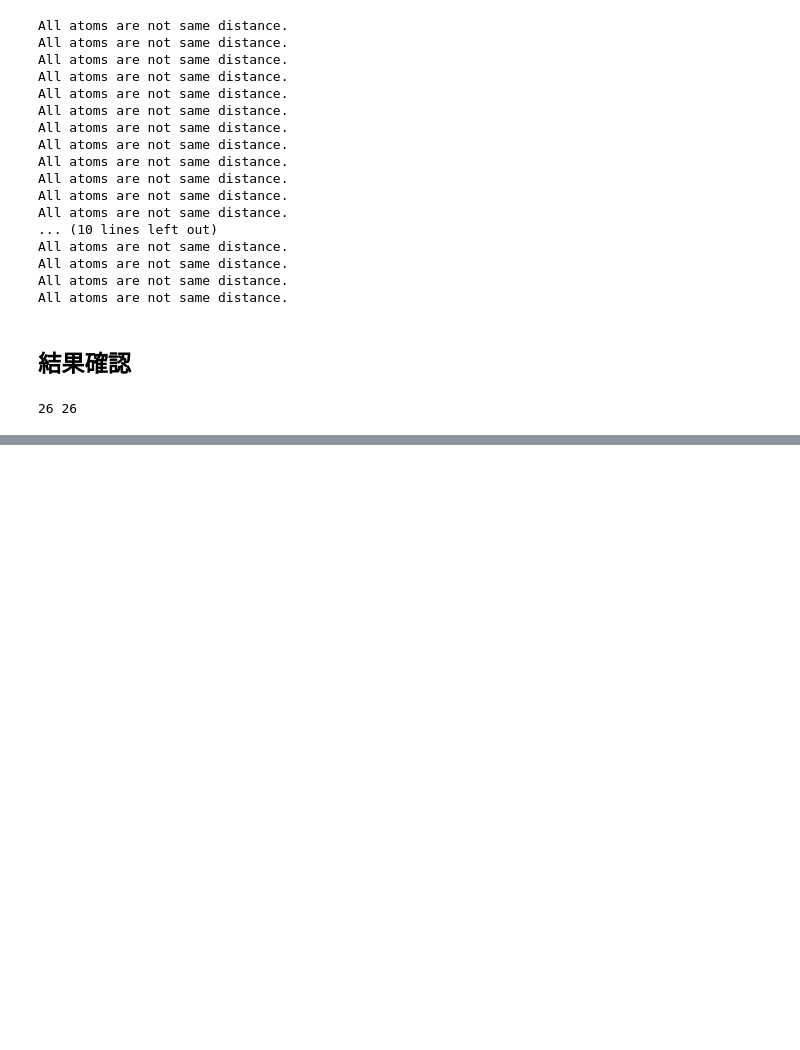
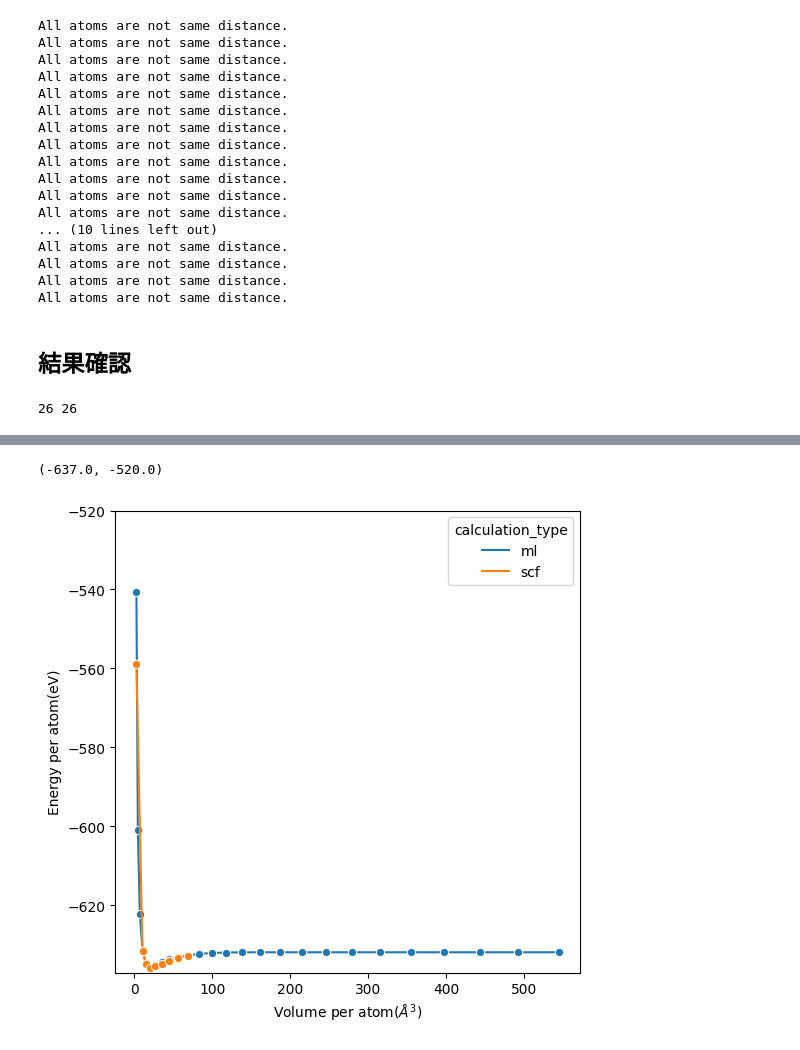
Before and after one commit to y1u0d2a1i/mlp_tools, a Jupyter notebook: notebooks/analyze/many-body-analysis.ipynb, the cells around one changed output, grey strips where cells are left out. Drawn from its saved outputs; the diff is of its cells as text; code cells hidden in the pictures; blank space fills up the shorter version.

```diff
--- a/notebooks/analyze/many-body-analysis.ipynb
+++ b/notebooks/analyze/many-body-analysis.ipynb
@@ -119,9 +119,3 @@ scf_dir_list = glob(os.path.join(path2scf, "scf_*"))
 print(len(ml_pred_dir_list), len(scf_dir_list))
 # %% [output]
 26 26
-# %%
-from mlptools.io.read import read_from_n2p2_data
-
-for ml_pred_dir in ml_pred_dir_list:
-    mlpatoms_list = read_from_n2p2_data(ml_pred_dir, "output.data")
-    break
@@ -129,0 +179,26 @@ for ml_pred_dir in ml_pred_dir_list:
+# %%
+# make dataframe from pydantic config list
+many_body_analysis_result_df = pd.DataFrame([config.model_dump() for config in many_body_analysis_result_config_list])
+many_body_analysis_result_df["volume_per_atom"] = many_body_analysis_result_df["volume"] / many_body_analysis_result_df["num_atoms"]
+many_body_analysis_result_df["energy_per_atom"] = many_body_analysis_result_df["energy"] / many_body_analysis_result_df["num_atoms"]
+# %%
+# plot relation
+import seaborn as sns
+
+# plot volume per atom and energy per atom each calculation type
+fig, ax = plt.subplots(figsize=(6, 6))
+sns.lineplot(
+    data=many_body_analysis_result_df,
+    x="volume_per_atom",
+    y="energy_per_atom",
+    hue="calculation_type",
+    ax=ax,
+    marker="o"
+)
+ax.set_xlabel("Volume per atom($\AA^3$)")
+ax.set_ylabel("Energy per atom(eV)")
+
+ax.set_ylim(-637, -520)
+# %% [output]
+(-637.0, -520.0)
+[figure, added]
```
Also changed, not shown: parts of 3 cells of this notebook, 2 other files.
